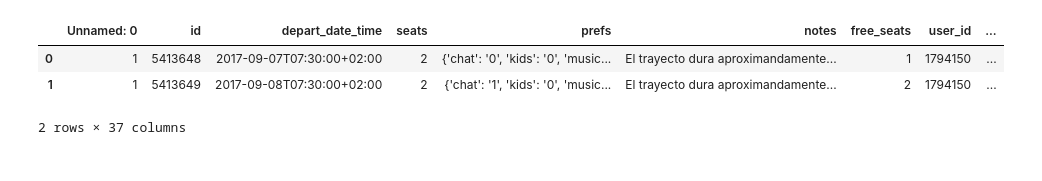
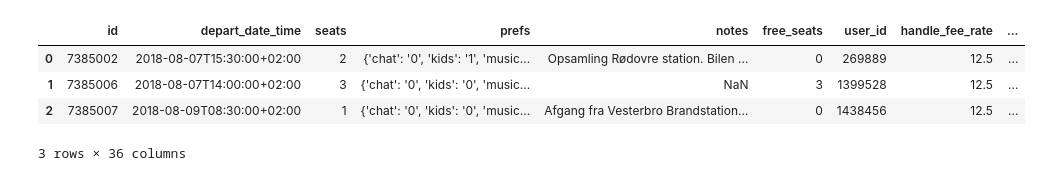
Before and after one commit to VictoriaHundevad/Social-Data-Science-Group-8, a Jupyter notebook: Variables done.ipynb, the cells around one changed output. Cells and saved outputs as stored; diff of their text form; code cells hidden in the pictures.

```diff
--- a/Variables done.ipynb
+++ b/Variables done.ipynb
@@ -1,8 +1,6 @@
 # %%
 #Load csv fil og lav til panda dataframe
 import pandas as pd
-
-df = pd.read_csv("/Users/victoriamariastokholmhundevad/Desktop/Gomore_try.csv")
-
-df
+df = pd.read_csv("GoMore_Data_DK.csv", sep=',', low_memory=False)
+df.head(4)
 # %% [output]
@@ -13,12 +8,13 @@ df
 # %%
 #Rename datetime column
 df = df.rename(columns={'depart_at': 'depart_date_time'})
-df
+df.head(3)
 # %% [output]
-|  | Unnamed: 0 | id | depart_date_time | seats | prefs | notes | free_seats | user_id | ... |
-| 0 | 1 | 5413648 | 2017-09-07T07:30:00+02:00 | 2 | {'chat': '0', 'kids': '0', 'music... | El trayecto dura aproximandamente... | 1 | 1794150 | ... |
-| 1 | 1 | 5413649 | 2017-09-08T07:30:00+02:00 | 2 | {'chat': '1', 'kids': '0', 'music... | El trayecto dura aproximandamente... | 2 | 1794150 | ... |
+|  | id | depart_date_time | seats | prefs | notes | free_seats | user_id | handle_fee_rate | ... |
+| 0 | 7385002 | 2018-08-07T15:30:00+02:00 | 2 | {'chat': '0', 'kids': '1', 'music... | Opsamling Rødovre station. Bilen ... | 0 | 269889 | 12.5 | ... |
+| 1 | 7385006 | 2018-08-07T14:00:00+02:00 | 3 | {'chat': '0', 'kids': '0', 'music... | NaN | 3 | 1399528 | 12.5 | ... |
+| 2 | 7385007 | 2018-08-09T08:30:00+02:00 | 1 | {'chat': '0', 'kids': '0', 'music... | Afgang fra Vesterbro Brandstation... | 0 | 1438456 | 12.5 | ... |
-2 rows × 37 columns
+3 rows × 36 columns
 # %%
 #split datetime into date and time variables
 from datetime import datetime as dt
```
Also changed, not shown: parts of 14 cells of this notebook.
